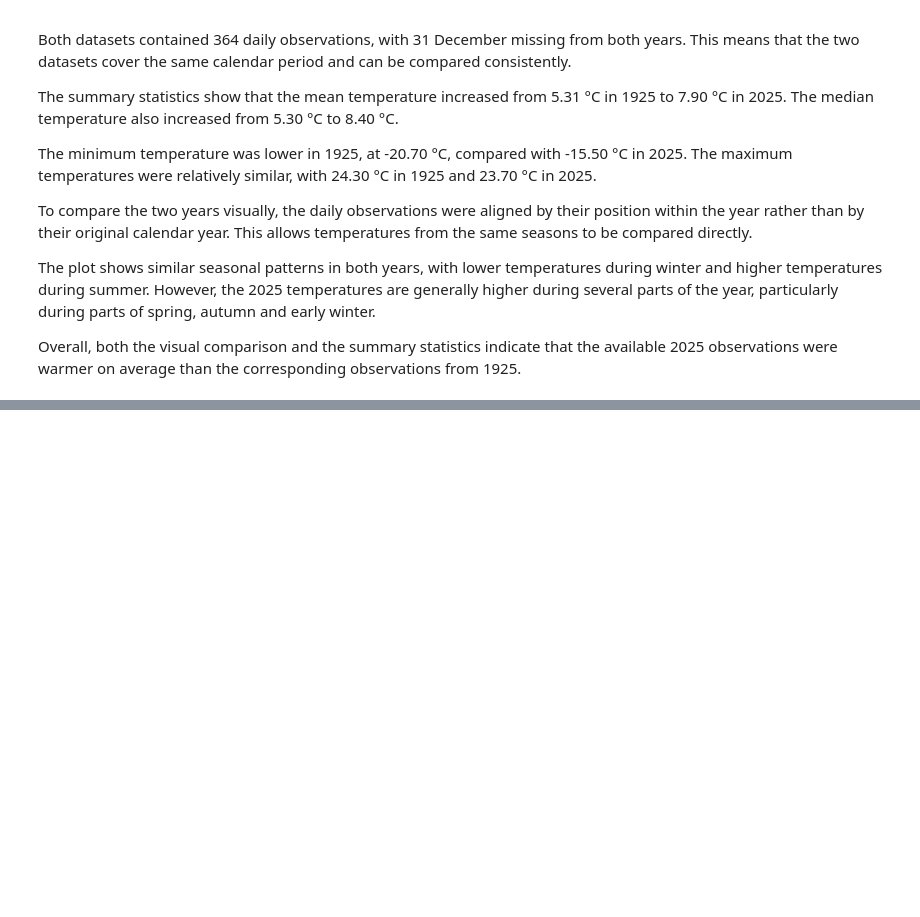
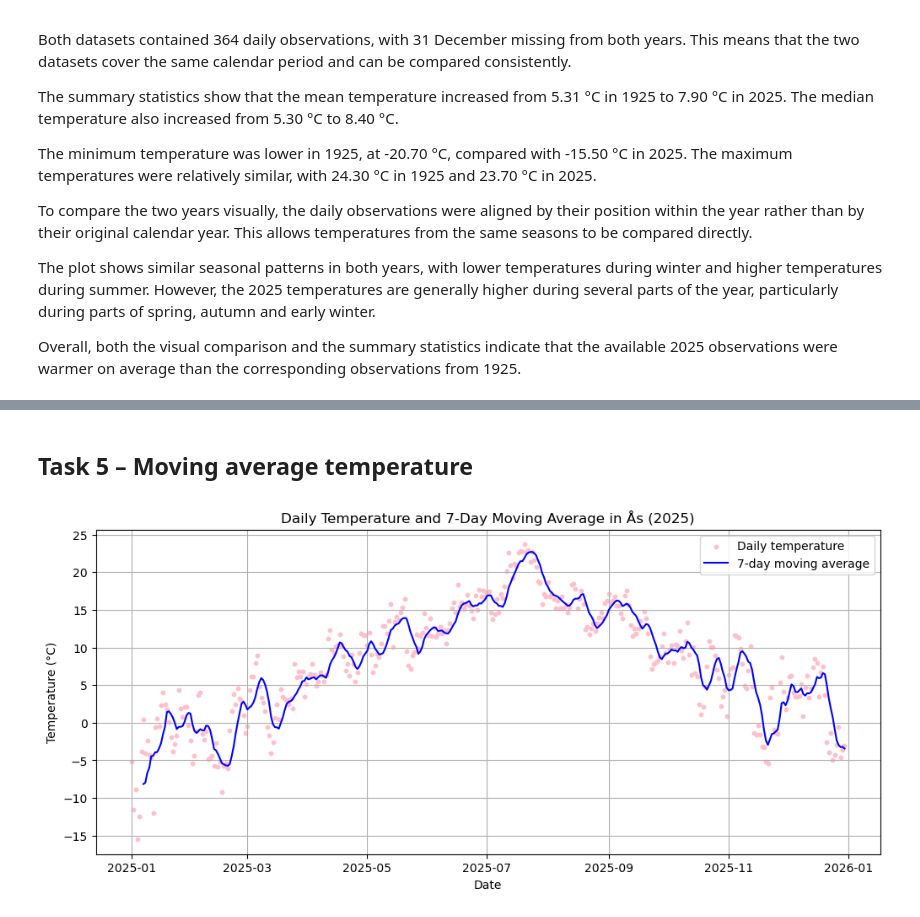
Before and after one commit to simatabatabaei-coder/INF201-deliverable-1, a Jupyter notebook: deliverable_1.ipynb, the cells around one changed output, grey strips where cells are left out. Drawn from its saved outputs; the diff is of its cells as text; code cells hidden in the pictures; blank space fills up the shorter version.

Commit message:
Complete tasks 4 and 5

```diff
--- a/deliverable_1.ipynb
+++ b/deliverable_1.ipynb
@@ -1,5 +1,5 @@
 # %%
-with open("../frost_credentials.txt", "r") as file: # Read the client ID from the credentials file
+with open("frost_credentials.txt", "r") as file: # Read the client ID from the credentials file
     client_id = file.read().strip()
 
 print("Client ID loaded successfully.") # Display a confirmation message(I wanted to be sure that the client ID was loaded correctly.)
@@ -581,0 +695,47 @@ Overall, both the visual comparison and the summary statistics indicate that the
+# %% [markdown]
+
+## Task 5 –  Moving average temperature
+# %%
+def plot_moving_average(temperature_df):
+    """
+    Calculate the 7-day moving average of daily temperatures.
+    Show daily temperatures as points and the moving average
+    as a line.
+    """
+
+    # Get temperature data from Task 1
+    df = temperature_df.copy()
+
+    # Change dates to datetime
+    df["date"] = pd.to_datetime(df["date"])
+
+    # Sort data by date
+    df = df.sort_values("date")
+
+    # Calculate the average temperature over 7 days
+    df["moving_average"] = df["temperature"].rolling(window=7).mean()
+
+    # Create the plot
+    plt.figure(figsize=(12, 5))
+
+    # Show daily temperatures as points
+    plt.scatter(df["date"], df["temperature"],
+                color="pink", s=10, label="Daily temperature")
+
+    # Show the moving average as a line
+    plt.plot(df["date"], df["moving_average"],
+             color="blue", label="7-day moving average")
+
+    # Add labels and title
+    plt.xlabel("Date")
+    plt.ylabel("Temperature (°C)")
+    plt.title("Daily Temperature and 7-Day Moving Average in Ås (2025)")
+    plt.legend()
+    plt.grid(True)
+    plt.show()
+
+
+# Run Task 5
+plot_moving_average(temperature_df)
+# %% [output]
+[figure, added]
```
Also changed, not shown: parts of 9 cells of this notebook, 2 other files.
